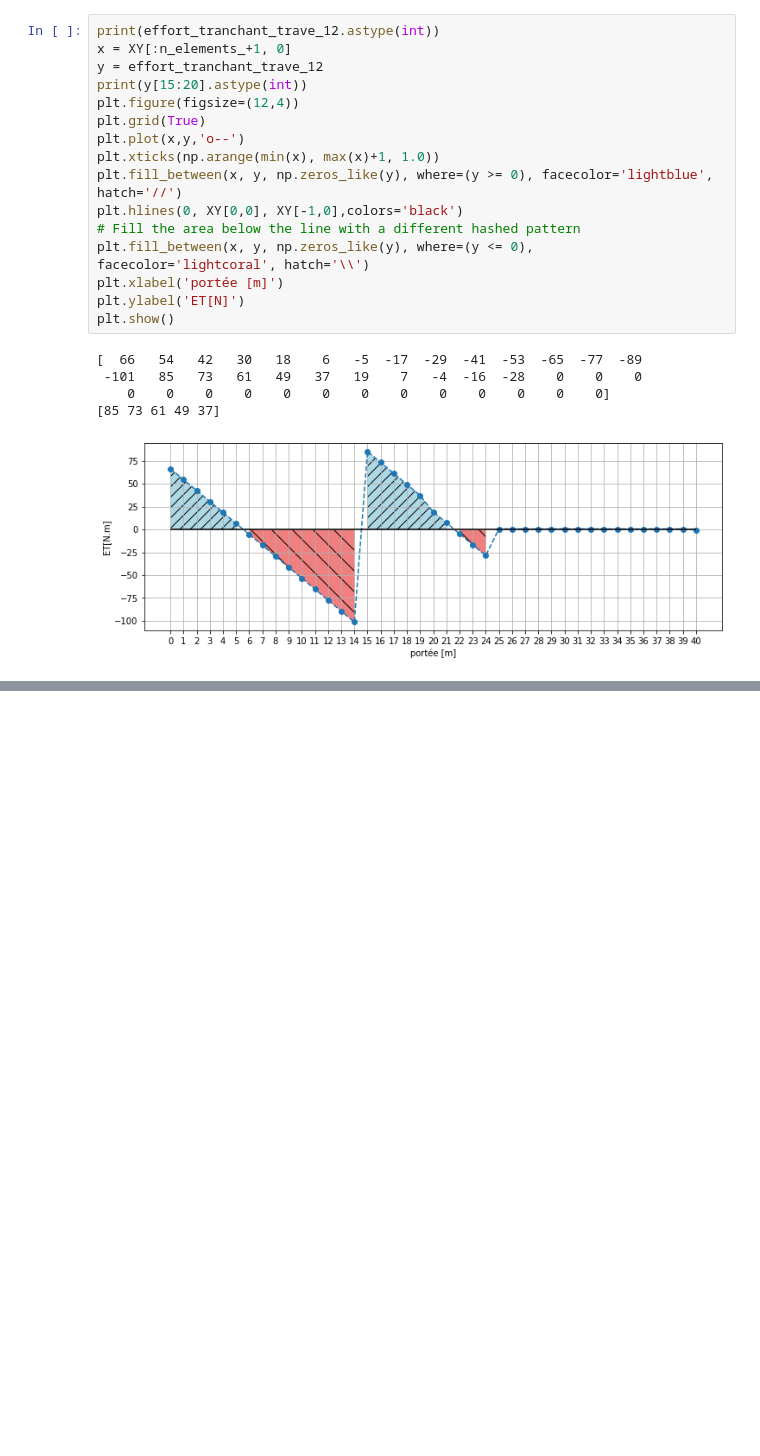
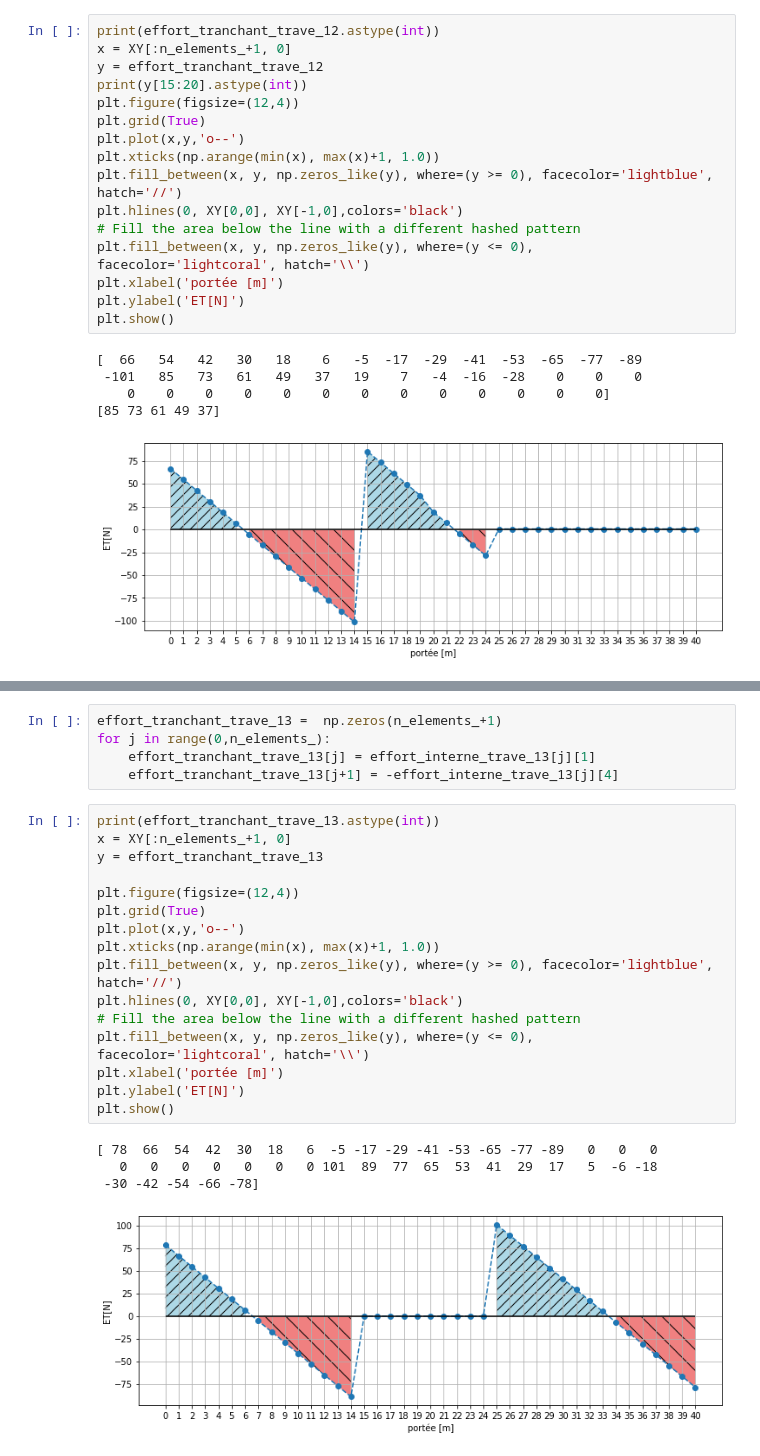
Before and after one commit to jacquetgottfried/cours_pont_aci, a Jupyter notebook: application_poutre_continue_discretise.ipynb, the cells around one changed output, grey strips where cells are left out. Cells and saved outputs as stored; diff of their text form; blank space fills up the shorter version.

```diff
--- a/application_poutre_continue_discretise.ipynb
+++ b/application_poutre_continue_discretise.ipynb
@@ -411,0 +484,26 @@ plt.show()
+# %%
+effort_tranchant_trave_13 =  np.zeros(n_elements_+1)
+for j in range(0,n_elements_):
+    effort_tranchant_trave_13[j] = effort_interne_trave_13[j][1]
+    effort_tranchant_trave_13[j+1] = -effort_interne_trave_13[j][4]
+# %%
+print(effort_tranchant_trave_13.astype(int))
+x = XY[:n_elements_+1, 0]
+y = effort_tranchant_trave_13
+
+plt.figure(figsize=(12,4))
+plt.grid(True)
+plt.plot(x,y,'o--')
+plt.xticks(np.arange(min(x), max(x)+1, 1.0))
+plt.fill_between(x, y, np.zeros_like(y), where=(y >= 0), facecolor='lightblue', hatch='//')
+plt.hlines(0, XY[0,0], XY[-1,0],colors='black')
+# Fill the area below the line with a different hashed pattern
+plt.fill_between(x, y, np.zeros_like(y), where=(y <= 0),  facecolor='lightcoral', hatch='\\')
+plt.xlabel('portée [m]')
+plt.ylabel('ET[N]')
+plt.show()
+# %% [output]
+[ 78  66  54  42  30  18   6  -5 -17 -29 -41 -53 -65 -77 -89   0   0   0
+   0   0   0   0   0   0   0 101  89  77  65  53  41  29  17   5  -6 -18
+ -30 -42 -54 -66 -78]
+[figure, added]
```
Also changed, not shown: parts of 11 cells of this notebook.
